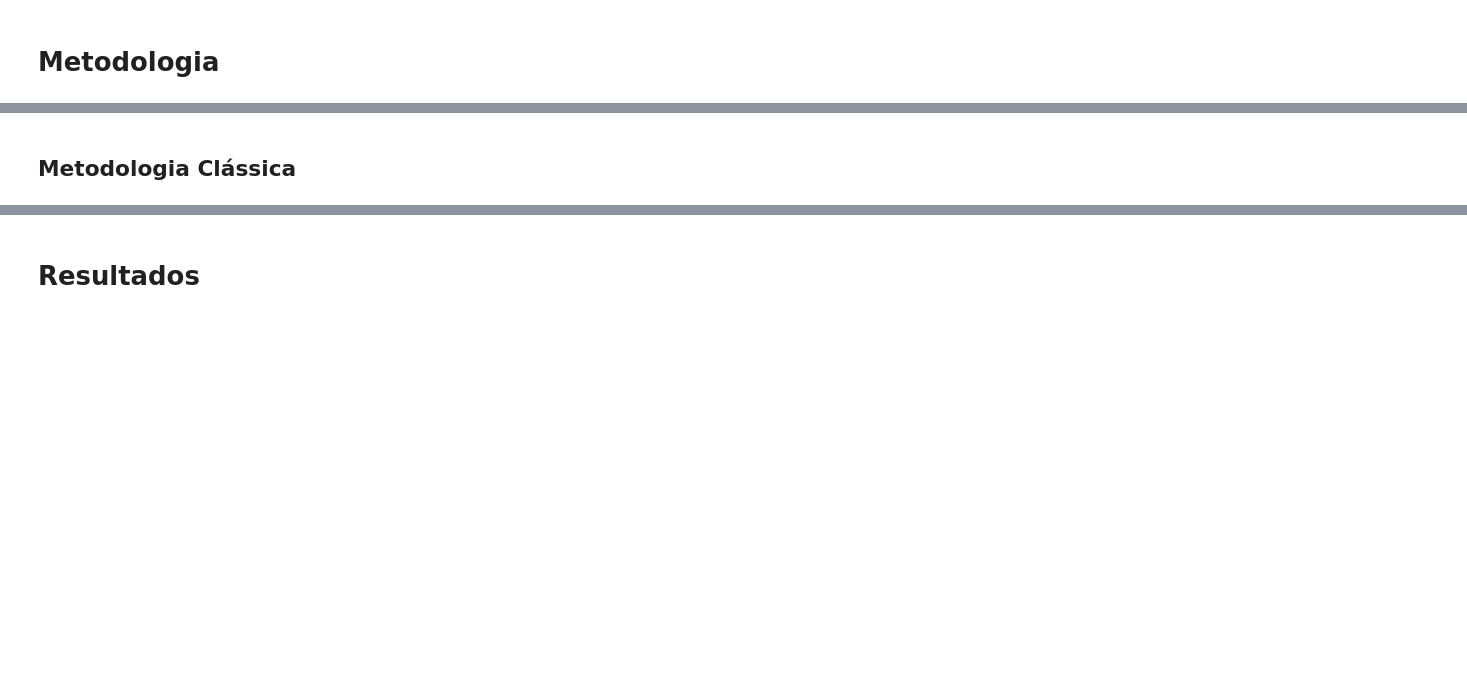
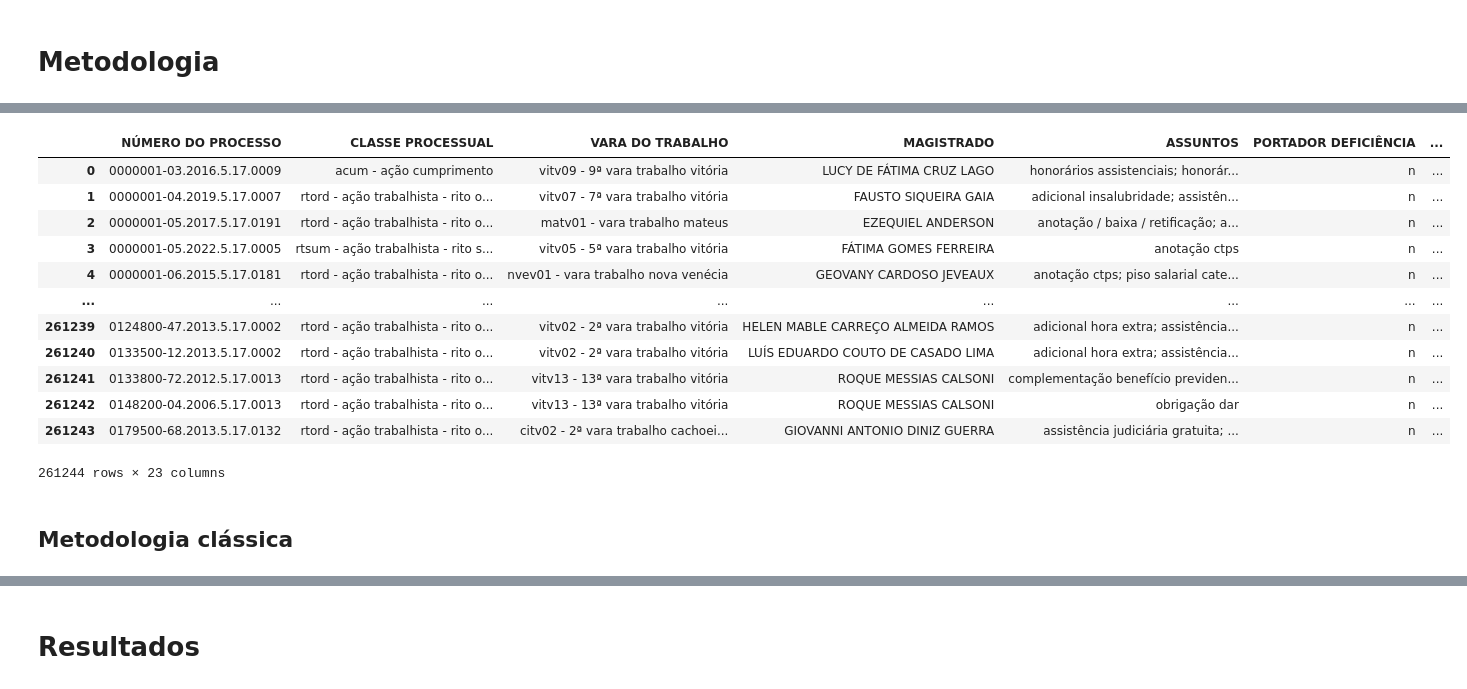
Before and after one commit to LuisEduardoF/ConciliamentoTRT, a Jupyter notebook: EDA/analysis.ipynb, the cells around one changed output, grey strips where cells are left out. Drawn from its saved outputs; the diff is of its cells as text; code cells hidden in the pictures; blank space fills up the shorter version.

```diff
--- a/EDA/analysis.ipynb
+++ b/EDA/analysis.ipynb
@@ -300,2 +446,19 @@ Datas para cada janela:
+# %%
+df_preprocessed = pd.read_parquet('../data/updated_dataset_preprocessed.parquet.gzip')
+df_preprocessed
+# %% [output]
+|  | NÚMERO DO PROCESSO | CLASSE PROCESSUAL | VARA DO TRABALHO | MAGISTRADO | ASSUNTOS | PORTADOR DEFICIÊNCIA | ... |
+| 0 | 0000001-03.2016.5.17.0009 | acum - ação cumprimento | vitv09 - 9ª vara trabalho vitória | LUCY DE FÁTIMA CRUZ LAGO | honorários assistenciais; honorár... | n | ... |
+| 1 | 0000001-04.2019.5.17.0007 | rtord - ação trabalhista - rito o... | vitv07 - 7ª vara trabalho vitória | FAUSTO SIQUEIRA GAIA | adicional insalubridade; assistên... | n | ... |
+| 2 | 0000001-05.2017.5.17.0191 | rtord - ação trabalhista - rito o... | matv01 - vara trabalho mateus | EZEQUIEL ANDERSON | anotação / baixa / retificação; a... | n | ... |
+| 3 | 0000001-05.2022.5.17.0005 | rtsum - ação trabalhista - rito s... | vitv05 - 5ª vara trabalho vitória | FÁTIMA GOMES FERREIRA | anotação ctps | n | ... |
+| 4 | 0000001-06.2015.5.17.0181 | rtord - ação trabalhista - rito o... | nvev01 - vara trabalho nova venécia | GEOVANY CARDOSO JEVEAUX | anotação ctps; piso salarial cate... | n | ... |
+| ... | ... | ... | ... | ... | ... | ... | ... |
+| 261239 | 0124800-47.2013.5.17.0002 | rtord - ação trabalhista - rito o... | vitv02 - 2ª vara trabalho vitória | HELEN MABLE CARREÇO ALMEIDA RAMOS | adicional hora extra; assistência... | n | ... |
+| 261240 | 0133500-12.2013.5.17.0002 | rtord - ação trabalhista - rito o... | vitv02 - 2ª vara trabalho vitória | LUÍS EDUARDO COUTO DE CASADO LIMA | adicional hora extra; assistência... | n | ... |
+| 261241 | 0133800-72.2012.5.17.0013 | rtord - ação trabalhista - rito o... | vitv13 - 13ª vara trabalho vitória | ROQUE MESSIAS CALSONI | complementação benefício previden... | n | ... |
+| 261242 | 0148200-04.2006.5.17.0013 | rtord - ação trabalhista - rito o... | vitv13 - 13ª vara trabalho vitória | ROQUE MESSIAS CALSONI | obrigação dar | n | ... |
+| 261243 | 0179500-68.2013.5.17.0132 | rtord - ação trabalhista - rito o... | citv02 - 2ª vara trabalho cachoei... | GIOVANNI ANTONIO DINIZ GUERRA | assistência judiciária gratuita; ... | n | ... |
+261244 rows × 23 columns
 # %% [markdown]
-## Metodologia Clássica
+## Metodologia clássica
```
Also changed, not shown: parts of 18 cells of this notebook, 2 other files.
